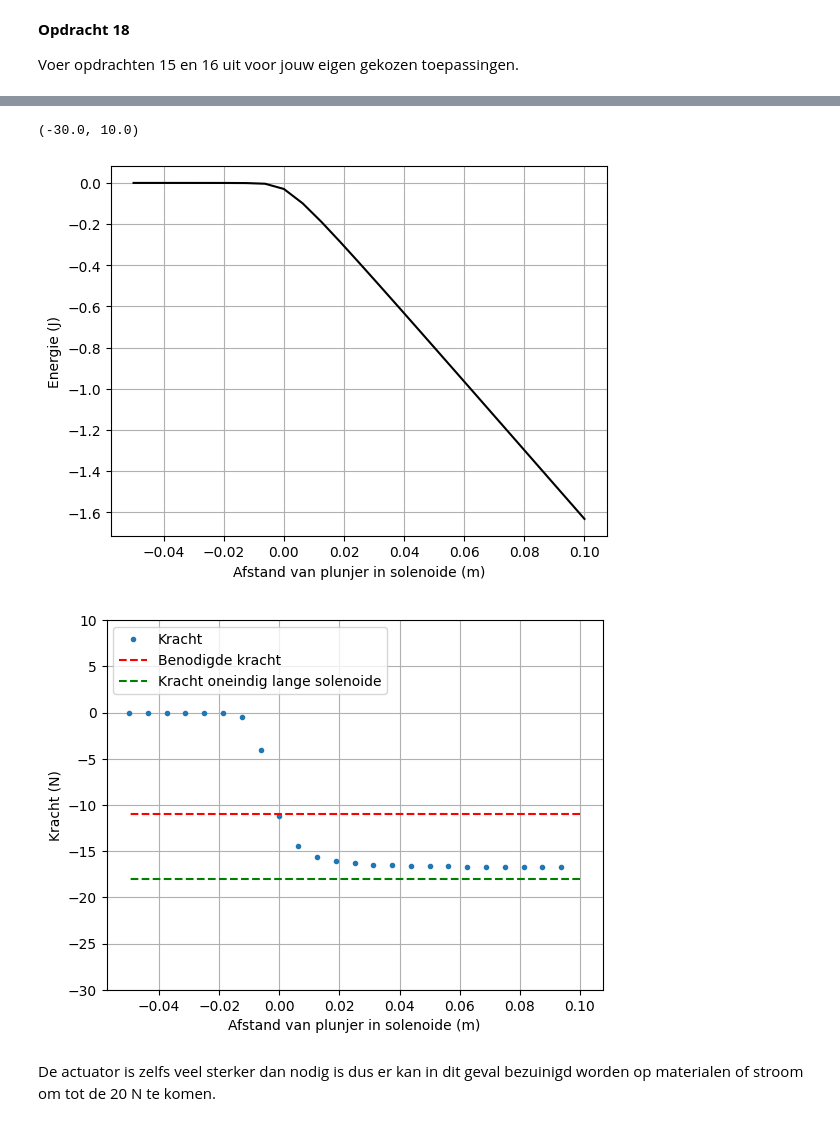
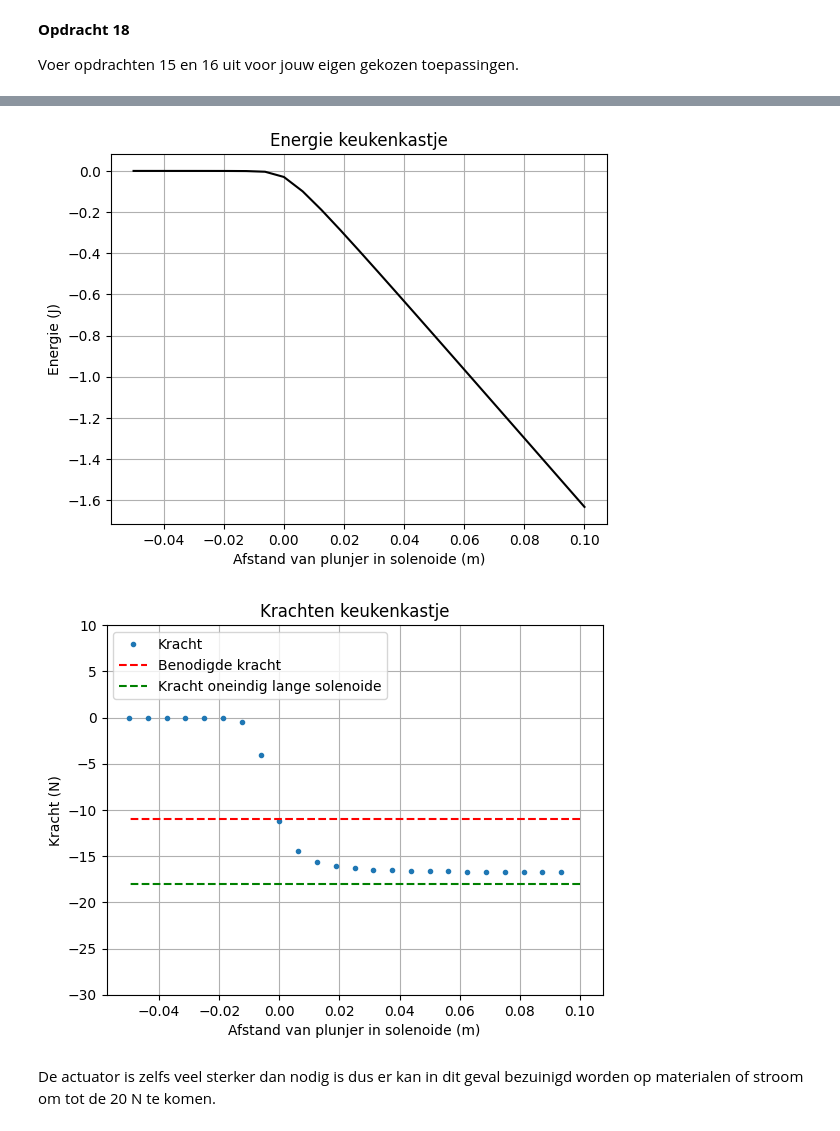
Before and after one commit to korne-Hoendervangers/opdrachten-DEF-D-KorneHoendervangers, a Jupyter notebook: DigitaleOntwerpopdrachten/2KrachtactuatorOpdracht/2KrachtactuatorOpdracht/KrachtactuatorOpdracht.ipynb, the cells around one changed output, grey strips where cells are left out. Cells and saved outputs as stored; diff of their text form; code cells hidden in the pictures.

```diff
--- a/DigitaleOntwerpopdrachten/2KrachtactuatorOpdracht/2KrachtactuatorOpdracht/KrachtactuatorOpdracht.ipynb
+++ b/DigitaleOntwerpopdrachten/2KrachtactuatorOpdracht/2KrachtactuatorOpdracht/KrachtactuatorOpdracht.ipynb
@@ -757,31 +762,34 @@ Ifield =  24Ifield =  24Ifield =  24Ifield =  24Ifield =  24Ifield =  24Ifield =
 # %%
 #opdracht 16
 #Gegevens:
 r_s = r_sol
 L_s = 0.2
 mu_r = 50000
 z_ax=np.linspace(0, 1.5*L_s/2, n_ax)
 
 # integrate field up to point z_p
 Wz=-0.5*np.pi*r_s**2*np.cumsum(np.flipud(H_ax)*mu_r*mu_0*np.flipud(H_ax))*(z_ax[1] - z_ax[0])
 
 plt.plot(L_sol/2 - z_ax, np.flipud(Wz), '-k')
 plt.xlabel('Afstand van plunjer in solenoide (m)'), plt.ylabel('Energie (J)'), plt.grid()
+plt.title('Energie keukenkastje')
+plt.show()
 
 force_analytical = -mu_0*mu_r*np.pi*r_s**2*aantal_omwent**2*I**2/2/L_s**2 # Kracht uitrekenen numeriek
 force_numerical=np.diff(Wz, n=1, append=[0])/(z_ax[1] - z_ax[0]) # Kracht uitrekenen
 
 # Plotting the results
 plt.figure()
 plt.plot(L_s/2 - z_ax, np.flipud(force_numerical), '.', label='Kracht')
 plt.plot(L_s/2 - z_ax, (-11)*np.ones(n_ax), '--r', label='Benodigde kracht')
 plt.plot(L_s/2 - z_ax, force_analytical*np.ones(n_ax), '--g', label='Kracht oneindig lange solenoide')
 plt.xlabel('Afstand van plunjer in solenoide (m)'), plt.ylabel('Kracht (N)'), plt.grid(), plt.legend()
 plt.ylim([-30, 10])
+plt.title('Krachten keukenkastje')
+plt.show()
 # %% [output]
-(-30.0, 10.0)
-[figure, old version]
+[figure, new version]
-[figure, old version]
+[figure, new version]
 # %% [markdown]
 De actuator is zelfs veel sterker dan nodig is dus er kan in dit geval bezuinigd worden op materialen of stroom om tot de 20 N te komen.
 # %%
```
Also changed, not shown: parts of 13 cells of this notebook.
